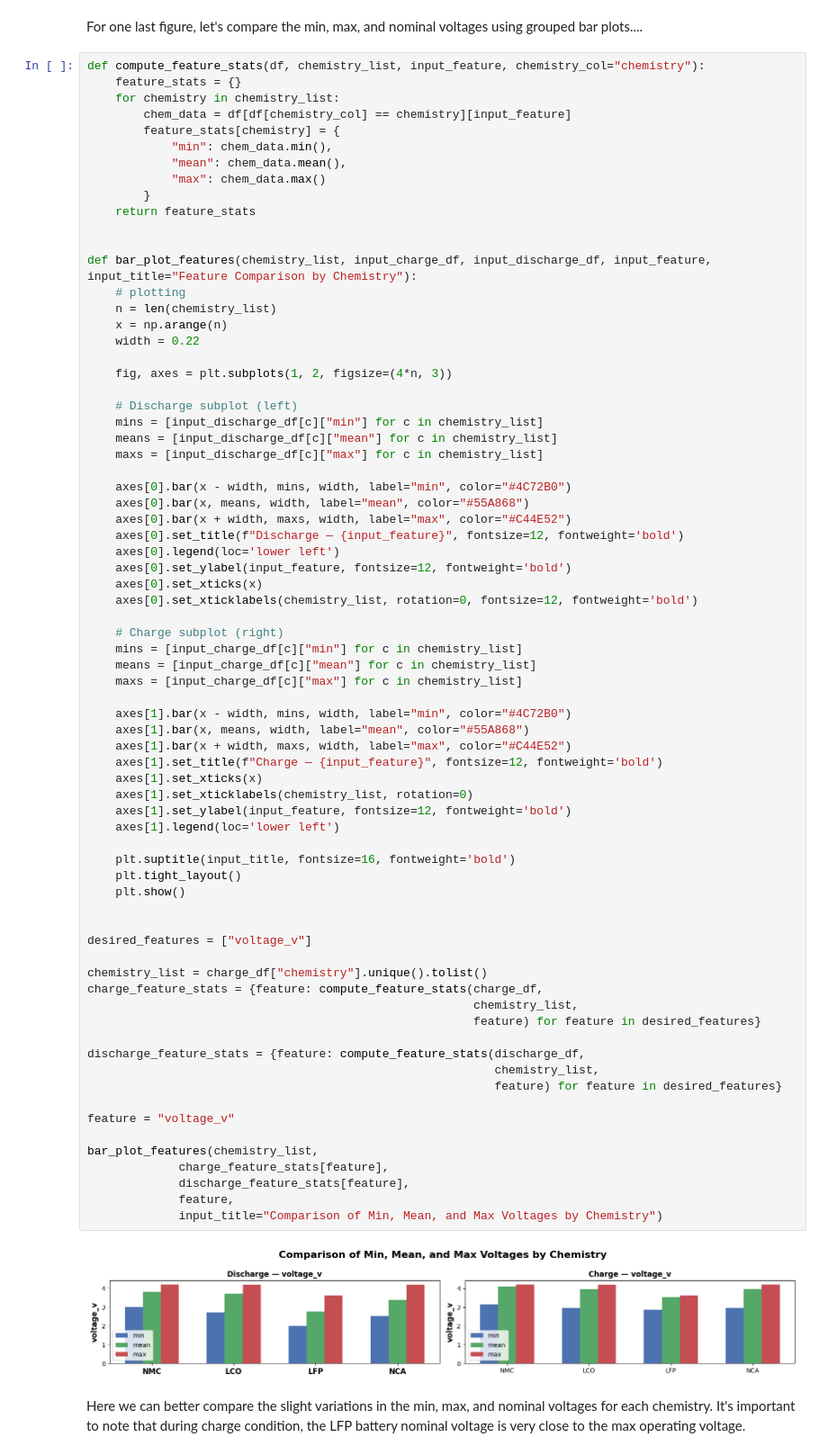
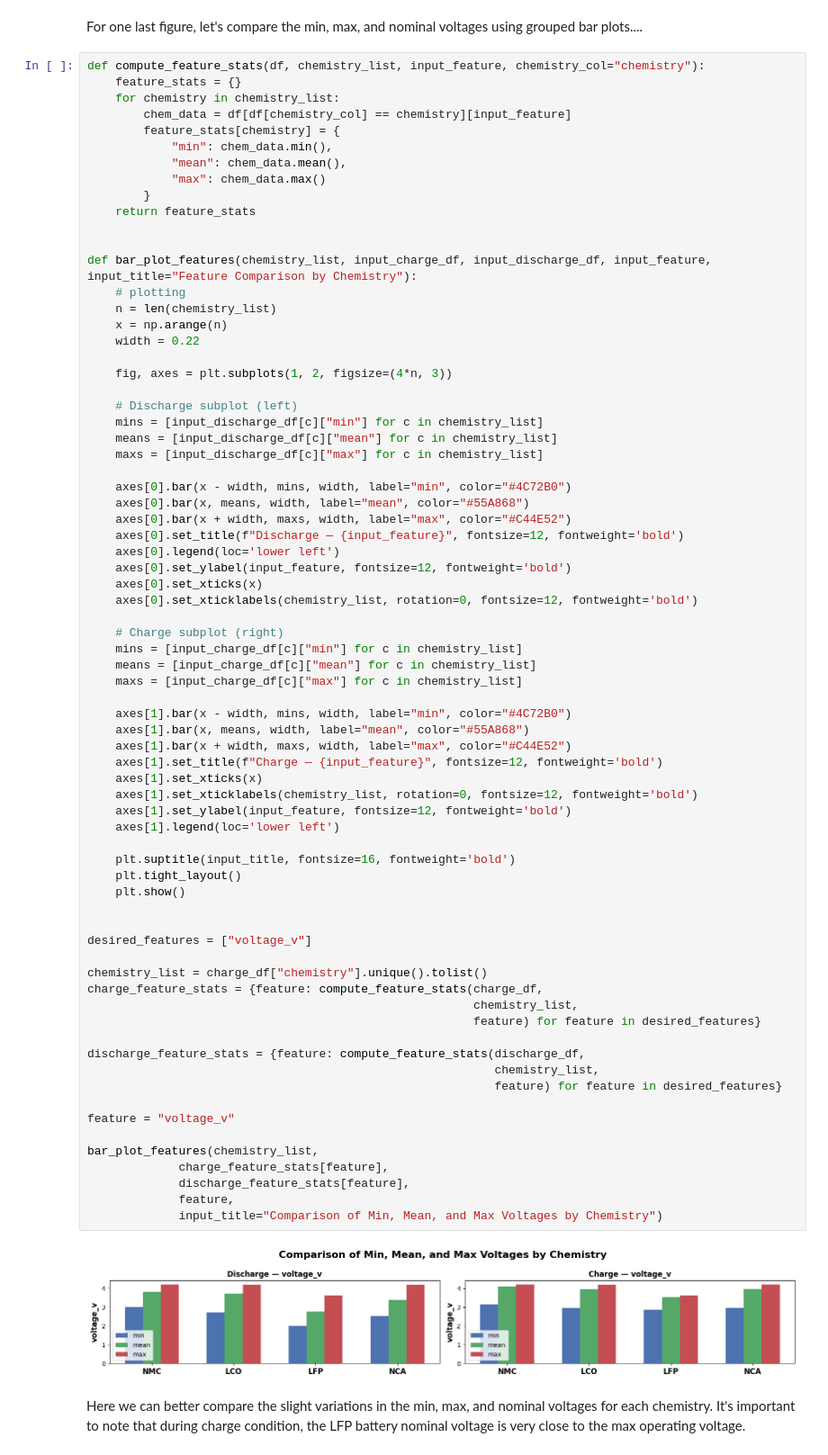
Before and after one commit to MJonesUmich/Battery_Classifier, a Jupyter notebook: notebooks/04_EDA.ipynb, the cells around one changed output. Shown at 90% size. Cells and saved outputs as stored; diff of their text form.

```diff
--- a/notebooks/04_EDA.ipynb
+++ b/notebooks/04_EDA.ipynb
@@ -763,34 +763,34 @@ def bar_plot_features(chemistry_list, input_charge_df, input_discharge_df, input
     axes[1].bar(x + width, maxs, width, label="max", color="#C44E52")
     axes[1].set_title(f"Charge — {input_feature}", fontsize=12, fontweight='bold')
     axes[1].set_xticks(x)
-    axes[1].set_xticklabels(chemistry_list, rotation=0)
+    axes[1].set_xticklabels(chemistry_list, rotation=0, fontsize=12, fontweight='bold')
     axes[1].set_ylabel(input_feature, fontsize=12, fontweight='bold')
     axes[1].legend(loc='lower left')
 
     plt.suptitle(input_title, fontsize=16, fontweight='bold')
     plt.tight_layout()
     plt.show()
 
 
 desired_features = ["voltage_v"]
 
 chemistry_list = charge_df["chemistry"].unique().tolist()
 charge_feature_stats = {feature: compute_feature_stats(charge_df,
                                                        chemistry_list,
                                                        feature) for feature in desired_features}
 
 discharge_feature_stats = {feature: compute_feature_stats(discharge_df,
                                                           chemistry_list,
                                                           feature) for feature in desired_features}
 
 feature = "voltage_v"
 
 bar_plot_features(chemistry_list,
              charge_feature_stats[feature],
              discharge_feature_stats[feature],
              feature,
              input_title="Comparison of Min, Mean, and Max Voltages by Chemistry")
 # %% [output]
-[figure, old version]
+[figure, new version]
 # %% [markdown]
 Here we can better compare the slight variations in the min, max, and nominal voltages for each chemistry. It's important to note that during charge condition, the LFP battery nominal voltage is very close to the max operating voltage.
```
